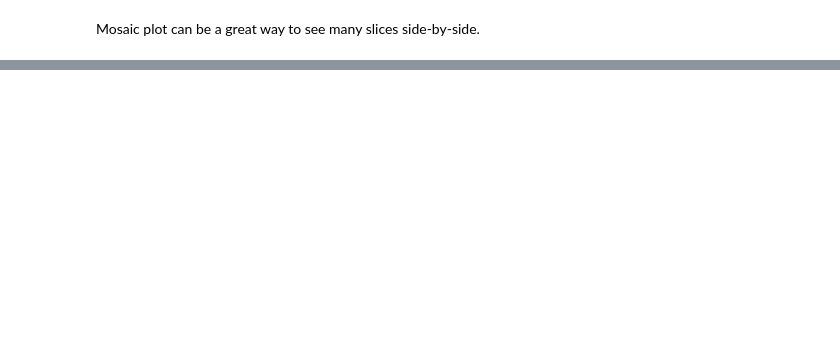
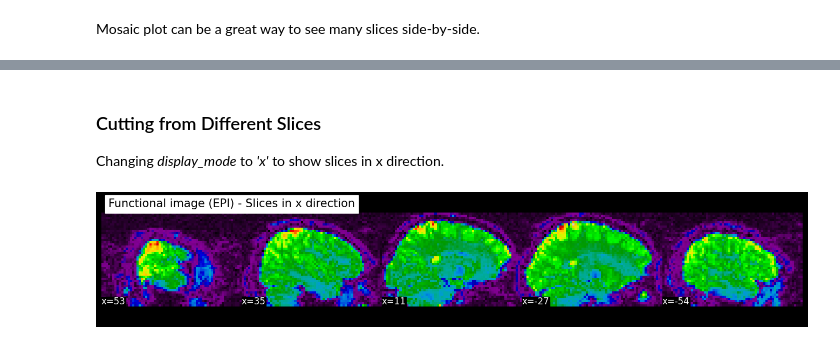
Before and after one commit to kadirberatyildirim/Neuroscience-Projects, a Jupyter notebook: visualization_of_MRI_datasets.ipynb, the cells around one changed output, grey strips where cells are left out. Saved outputs shown, nothing was run; the diff lists cells and outputs as text; code cells hidden in the pictures; blank space fills up the shorter version.

```diff
--- a/visualization_of_MRI_datasets.ipynb
+++ b/visualization_of_MRI_datasets.ipynb
@@ -56,0 +90,9 @@ plotting.show()
+# %% [markdown]
+### Cutting from Different Slices
+
+Changing *display_mode* to *'x'* to show slices in x direction.
+# %%
+plotting.plot_epi(volume, display_mode='x', cut_coords=5, title='Functional image (EPI) - Slices in x direction')
+plotting.show()
+# %% [output]
+[figure, added]
```
Also changed, not shown: parts of 31 cells of this notebook, 7 other files.
